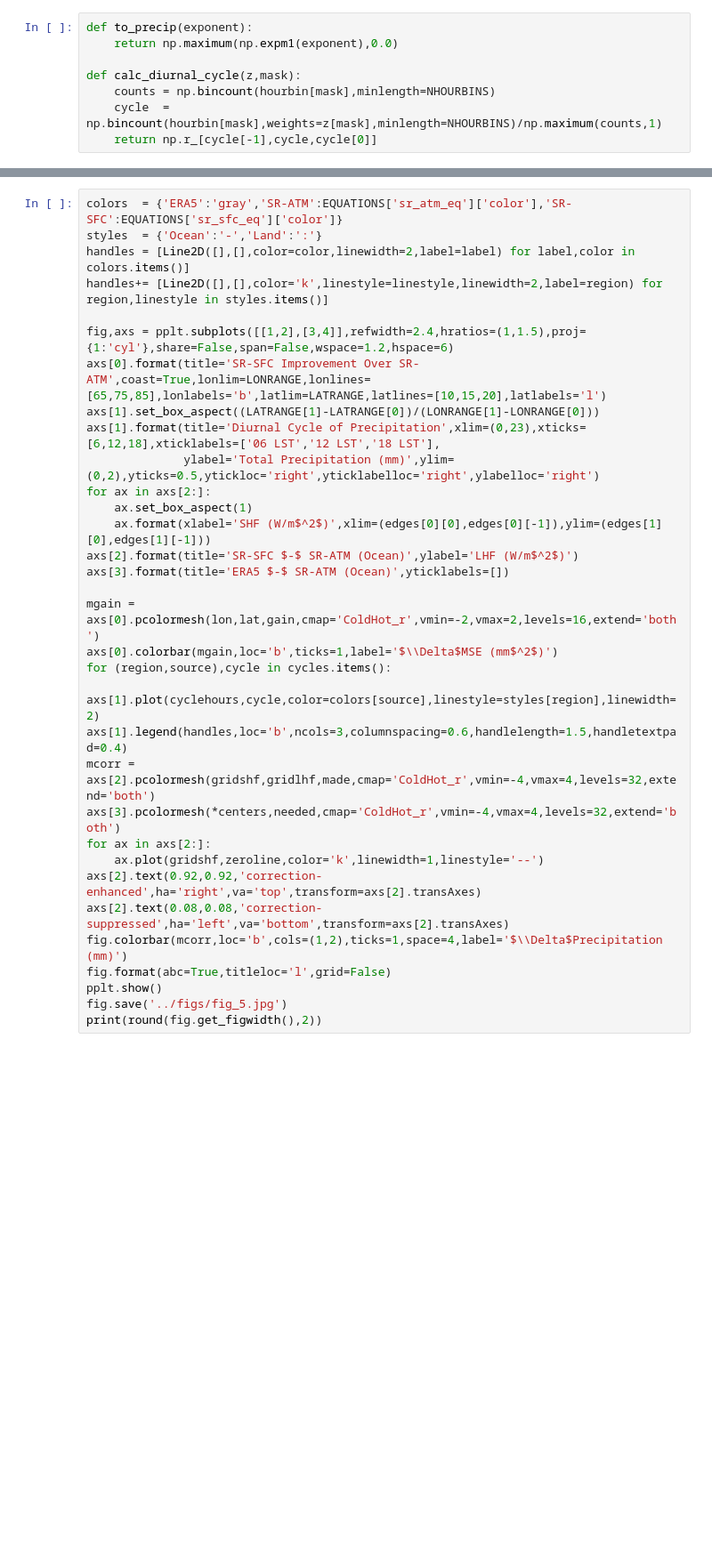
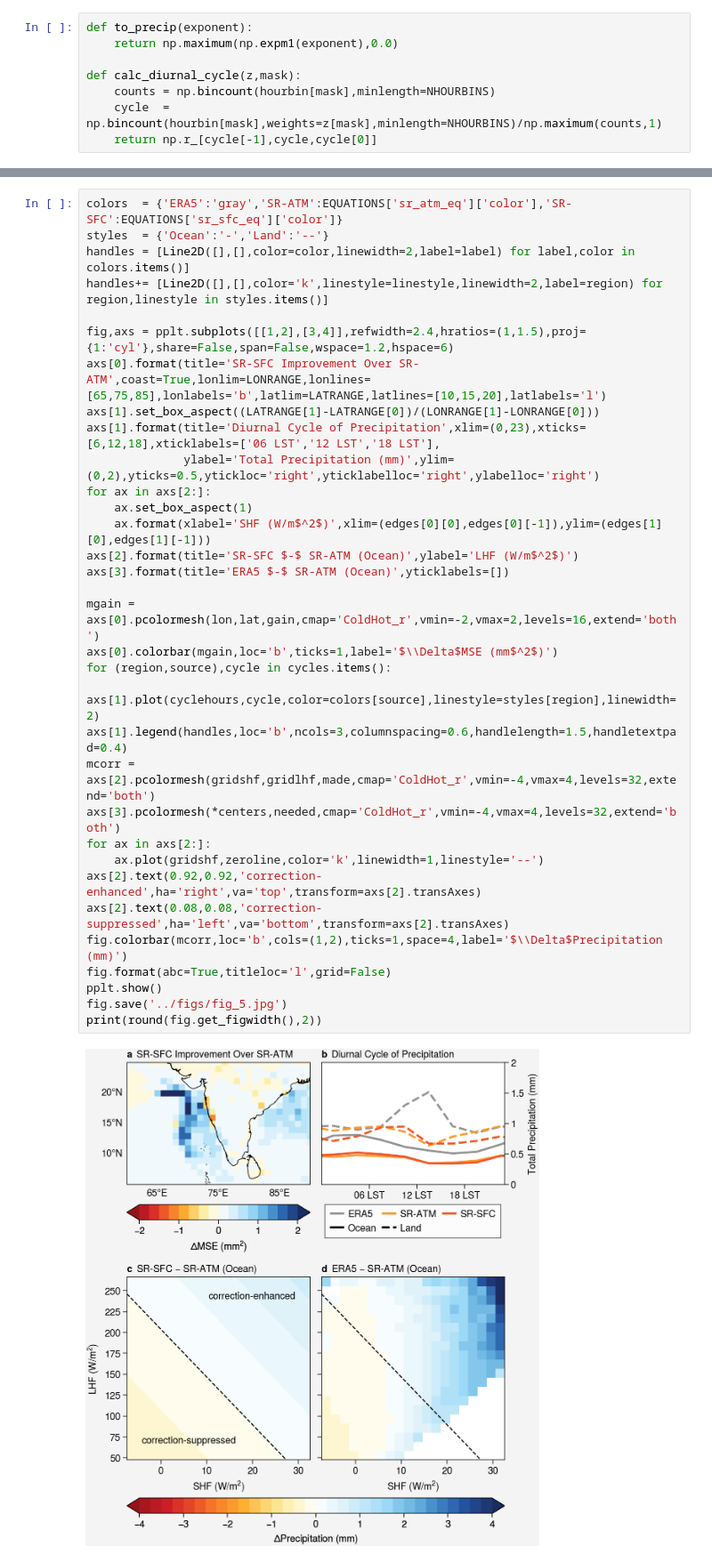
Before and after one commit to savannahferretti/monsoon-discovery, a Jupyter notebook: notebooks/srsfc.ipynb, the cells around one changed output, grey strips where cells are left out. Shown at 89% size. Saved outputs shown, nothing was run; the diff lists cells and outputs as text; blank space fills up the shorter version.

```diff
--- a/notebooks/srsfc.ipynb
+++ b/notebooks/srsfc.ipynb
@@ -107,33 +109,35 @@ needed    = np.where(counts>=MINSAMPLES,np.bincount(binidx,weights=(tp-atmtp)[oc
 # %%
 colors  = {'ERA5':'gray','SR-ATM':EQUATIONS['sr_atm_eq']['color'],'SR-SFC':EQUATIONS['sr_sfc_eq']['color']}
-styles  = {'Ocean':'-','Land':':'}
+styles  = {'Ocean':'-','Land':'--'}
 handles = [Line2D([],[],color=color,linewidth=2,label=label) for label,color in colors.items()]
 handles+= [Line2D([],[],color='k',linestyle=linestyle,linewidth=2,label=region) for region,linestyle in styles.items()]
 
 fig,axs = pplt.subplots([[1,2],[3,4]],refwidth=2.4,hratios=(1,1.5),proj={1:'cyl'},share=False,span=False,wspace=1.2,hspace=6)
 axs[0].format(title='SR-SFC Improvement Over SR-ATM',coast=True,lonlim=LONRANGE,lonlines=[65,75,85],lonlabels='b',latlim=LATRANGE,latlines=[10,15,20],latlabels='l')
 axs[1].set_box_aspect((LATRANGE[1]-LATRANGE[0])/(LONRANGE[1]-LONRANGE[0]))
 axs[1].format(title='Diurnal Cycle of Precipitation',xlim=(0,23),xticks=[6,12,18],xticklabels=['06 LST','12 LST','18 LST'],
               ylabel='Total Precipitation (mm)',ylim=(0,2),yticks=0.5,ytickloc='right',yticklabelloc='right',ylabelloc='right')
 for ax in axs[2:]:
     ax.set_box_aspect(1)
     ax.format(xlabel='SHF (W/m$^2$)',xlim=(edges[0][0],edges[0][-1]),ylim=(edges[1][0],edges[1][-1]))
 axs[2].format(title='SR-SFC $-$ SR-ATM (Ocean)',ylabel='LHF (W/m$^2$)')
 axs[3].format(title='ERA5 $-$ SR-ATM (Ocean)',yticklabels=[])
 
 mgain = axs[0].pcolormesh(lon,lat,gain,cmap='ColdHot_r',vmin=-2,vmax=2,levels=16,extend='both')
 axs[0].colorbar(mgain,loc='b',ticks=1,label='$\\Delta$MSE (mm$^2$)')
 for (region,source),cycle in cycles.items():
     axs[1].plot(cyclehours,cycle,color=colors[source],linestyle=styles[region],linewidth=2)
 axs[1].legend(handles,loc='b',ncols=3,columnspacing=0.6,handlelength=1.5,handletextpad=0.4)
 mcorr = axs[2].pcolormesh(gridshf,gridlhf,made,cmap='ColdHot_r',vmin=-4,vmax=4,levels=32,extend='both')
 axs[3].pcolormesh(*centers,needed,cmap='ColdHot_r',vmin=-4,vmax=4,levels=32,extend='both')
 for ax in axs[2:]:
     ax.plot(gridshf,zeroline,color='k',linewidth=1,linestyle='--')
 axs[2].text(0.92,0.92,'correction-enhanced',ha='right',va='top',transform=axs[2].transAxes)
 axs[2].text(0.08,0.08,'correction-suppressed',ha='left',va='bottom',transform=axs[2].transAxes)
 fig.colorbar(mcorr,loc='b',cols=(1,2),ticks=1,space=4,label='$\\Delta$Precipitation (mm)')
 fig.format(abc=True,titleloc='l',grid=False)
 pplt.show()
 fig.save('../figs/fig_5.jpg')
 print(round(fig.get_figwidth(),2))
+# %% [output]
+[figure, added]
```
Also changed, not shown: parts of 2 cells of this notebook, 7 other files.
